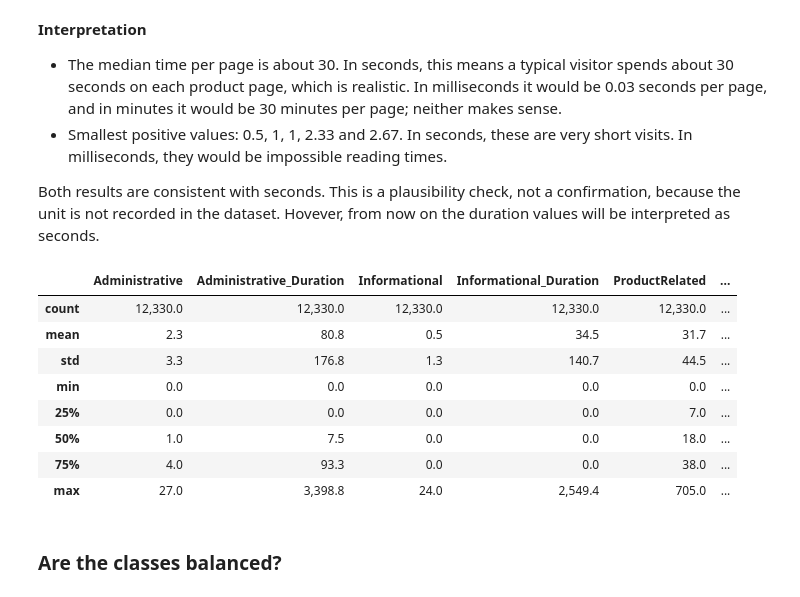
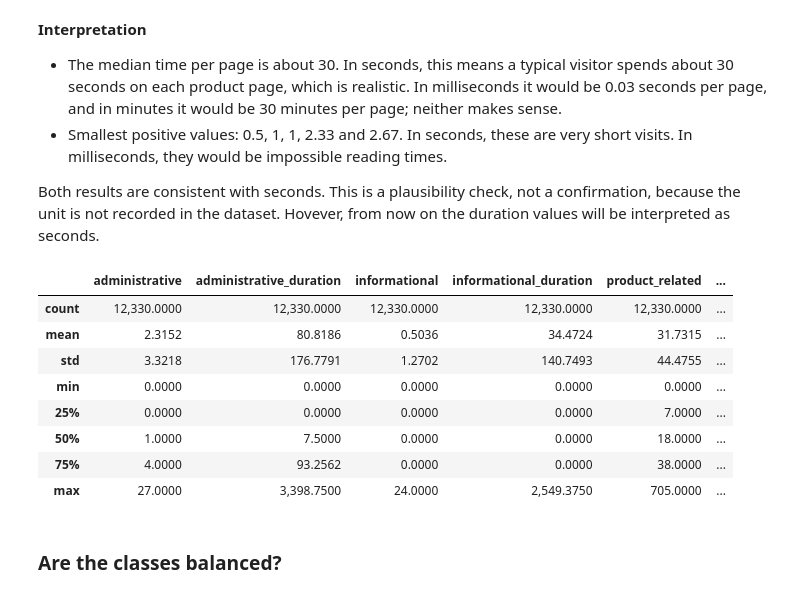
Before and after one commit to tginting-star/RLML_ecommerce_project, a Jupyter notebook: Project/Project code.ipynb, the cells around one changed output. Drawn from its saved outputs; the diff is of its cells as text; code cells hidden in the pictures.

```diff
--- a/Project/Project code.ipynb
+++ b/Project/Project code.ipynb
@@ -270,18 +288,18 @@ Name: ProductRelated_Duration, dtype: str
 Both results are consistent with seconds. This is a plausibility check, not a confirmation, because the unit is not recorded in the dataset. Hovever, from now on the duration values will be interpreted as seconds.
 # %%
 # Format floats to be easier to read, including the duration columns
-pd.options.display.float_format = "{:,.1f}".format
+pd.options.display.float_format = "{:,.4f}".format
 shoppers_intention_df.describe()
 # %% [output]
-|  | Administrative | Administrative_Duration | Informational | Informational_Duration | ProductRelated | ... |
-| count | 12,330.0 | 12,330.0 | 12,330.0 | 12,330.0 | 12,330.0 | ... |
-| mean | 2.3 | 80.8 | 0.5 | 34.5 | 31.7 | ... |
-| std | 3.3 | 176.8 | 1.3 | 140.7 | 44.5 | ... |
-| min | 0.0 | 0.0 | 0.0 | 0.0 | 0.0 | ... |
-| 25% | 0.0 | 0.0 | 0.0 | 0.0 | 7.0 | ... |
-| 50% | 1.0 | 7.5 | 0.0 | 0.0 | 18.0 | ... |
-| 75% | 4.0 | 93.3 | 0.0 | 0.0 | 38.0 | ... |
-| max | 27.0 | 3,398.8 | 24.0 | 2,549.4 | 705.0 | ... |
+|  | administrative | administrative_duration | informational | informational_duration | product_related | ... |
+| count | 12,330.0000 | 12,330.0000 | 12,330.0000 | 12,330.0000 | 12,330.0000 | ... |
+| mean | 2.3152 | 80.8186 | 0.5036 | 34.4724 | 31.7315 | ... |
+| std | 3.3218 | 176.7791 | 1.2702 | 140.7493 | 44.4755 | ... |
+| min | 0.0000 | 0.0000 | 0.0000 | 0.0000 | 0.0000 | ... |
+| 25% | 0.0000 | 0.0000 | 0.0000 | 0.0000 | 7.0000 | ... |
+| 50% | 1.0000 | 7.5000 | 0.0000 | 0.0000 | 18.0000 | ... |
+| 75% | 4.0000 | 93.2562 | 0.0000 | 0.0000 | 38.0000 | ... |
+| max | 27.0000 | 3,398.7500 | 24.0000 | 2,549.3750 | 705.0000 | ... |
 # %% [markdown]
 ### Are the classes balanced?
 # %%
```
Also changed, not shown: parts of 24 cells of this notebook.
